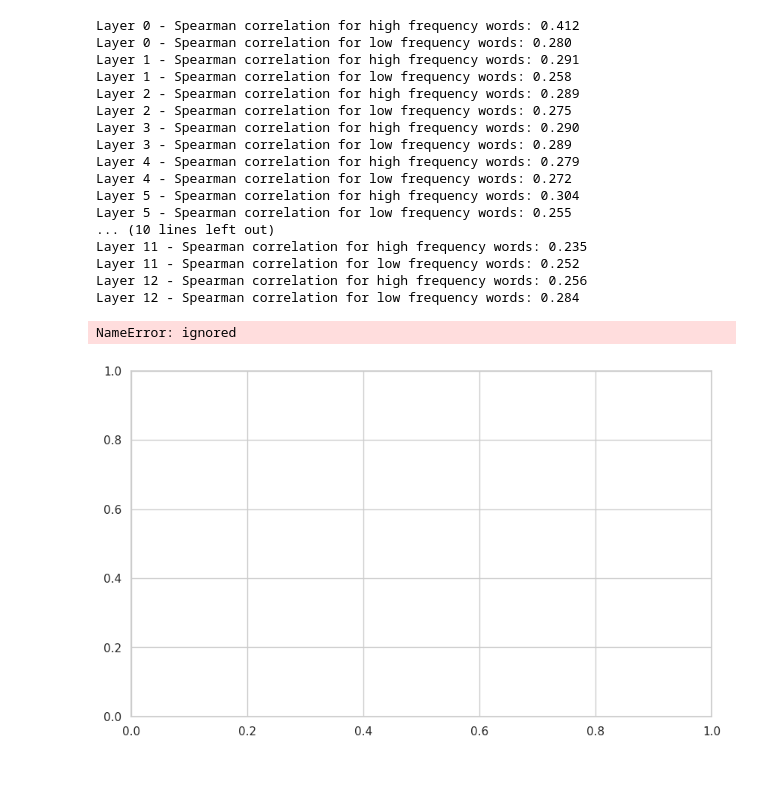
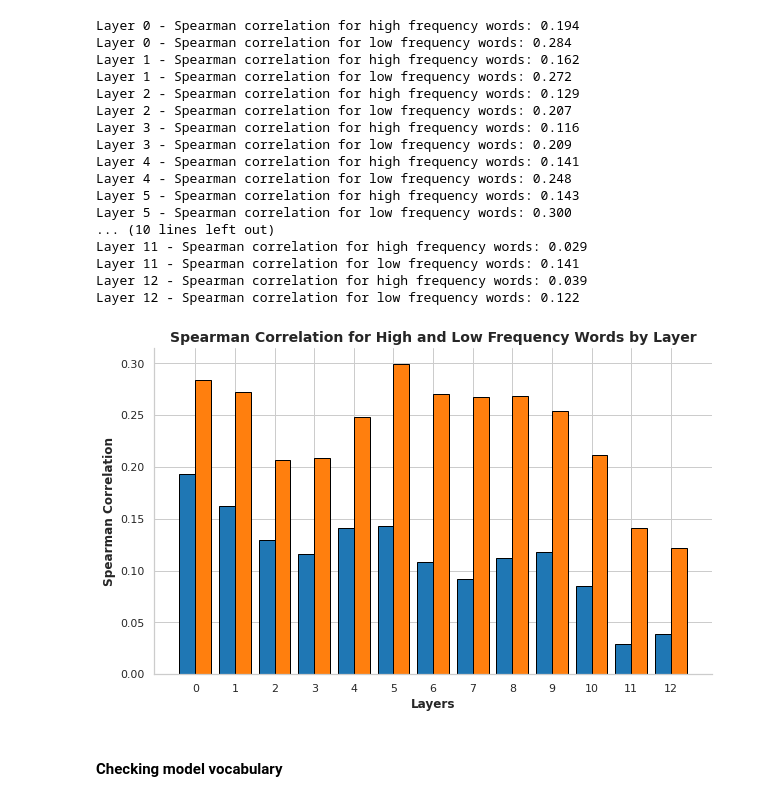
Before and after one commit to lizzybrans/Simlex999-Dutch, a Jupyter notebook: RobBERT.ipynb, the cells around one changed output. Cells and saved outputs as stored; diff of their text form; code cells hidden in the pictures; blank space fills up the shorter version.

```diff
--- a/RobBERT.ipynb
+++ b/RobBERT.ipynb
@@ -258,6 +175,0 @@ Layers [1, 12] - Spearman correlation: 0.280
-# %%
-from scipy.stats import spearmanr
-
-# Assuming 'SimLex999' column contains the true similarity scores
-correlation, _ = spearmanr(simlex['SimLex999'], simlex['predicted_similarity'])
-print(f'Spearman correlation: {correlation:.3f}')
@@ -273,11 +185,15 @@ scaler = MinMaxScaler(feature_range=(0, 10))
 simlex['predicted_similarity_scaled'] = scaler.fit_transform(simlex[['predicted_similarity']])
 # %%
 # Compute absolute differences between predicted and actual scores
-simlex['abs_diff'] = abs(simlex['SimLex999'] - simlex['predicted_similarity'])
+simlex['abs_diff'] = abs(simlex['SimLex999'] - simlex['predicted_similarity_scaled'])
 
 # Sort by absolute differences
 simlex_sorted = simlex.sort_values('abs_diff', ascending=False)
 
 # Print out the word pairs with the largest differences
-print(simlex_sorted[['word1', 'word2', 'SimLex999', 'predicted_similarity', 'predicted_similarity_scaled']].head(10))
+print(simlex_sorted[['word1', 'word2', 'SimLex999', 'predicted_similarity', 'predicted_similarity_scaled', 'abs_diff']].head(10))
+
+
+# Print out the word pairs with the smallest differences
+print(simlex_sorted[['word1', 'word2', 'SimLex999', 'predicted_similarity', 'predicted_similarity_scaled', 'abs_diff']].tail(10))
 # %% [output]
@@ -394,6 +314,6 @@ plt.show()
 # %%
 # Lees de SUBTLEX-NL gegevens
-subtlex_nl = pd.read_csv('/content/sample_data/SUBTLEX-NL-New.txt', sep='\t')
+subtlex_nl = pd.read_csv('SUBTLEX-NL-New.txt', sep='\t')
 
 # Maak een woordenboek dat de frequentie van elk woord opslaat
 word_frequencies = subtlex_nl.set_index('Word')['FREQcount'].to_dict()
@@ -440,6 +360,9 @@ simlex_high_freq = simlex[(simlex['frequency1'] > median_freq) & (simlex['freque
 simlex_low_freq = simlex[(simlex['frequency1'] <= median_freq) & (simlex['frequency2'] <= median_freq)].copy()
 # %%
 # Calculate the Spearman correlation for each layer and each frequency group
+spearman_results_high = []
+spearman_results_low = []
+
 for layer_num in range(13):  # For BERT base models, there are 13 layers including the output layer
     similarity_scores_high = []
     similarity_scores_low = []
@@ -456,64 +379,74 @@ for layer_num in range(13):  # For BERT base models, there are 13 layers includi
         similarity = calculate_similarity(word1, word2, [layer_num])
         similarity_scores_low.append(similarity)
 
+
     simlex_high_freq['predicted_similarity'] = similarity_scores_high
     simlex_low_freq['predicted_similarity'] = similarity_scores_low
 
     correlation_high, _ = spearmanr(simlex_high_freq['SimLex999'], simlex_high_freq['predicted_similarity'])
     correlation_low, _ = spearmanr(simlex_low_freq['SimLex999'], simlex_low_freq['predicted_similarity'])
 
+
+    spearman_results_high.append(correlation_high)
+    spearman_results_low.append(correlation_low)
+
     print(f'Layer {layer_num} - Spearman correlation for high frequency words: {correlation_high:.3f}')
     print(f'Layer {layer_num} - Spearman correlation for low frequency words: {correlation_low:.3f}')
 # %% [output]
-Layer 0 - Spearman correlation for high frequency words: 0.412
-Layer 0 - Spearman correlation for low frequency words: 0.280
-Layer 1 - Spearman correlation for high frequency words: 0.291
-Layer 1 - Spearman correlation for low frequency words: 0.258
-Layer 2 - Spearman correlation for high frequency words: 0.289
-Layer 2 - Spearman correlation for low frequency words: 0.275
-Layer 3 - Spearman correlation for high frequency words: 0.290
-Layer 3 - Spearman correlation for low frequency words: 0.289
-Layer 4 - Spearman correlation for high frequency words: 0.279
-Layer 4 - Spearman correlation for low frequency words: 0.272
-Layer 5 - Spearman correlation for high frequency words: 0.304
-Layer 5 - Spearman correlation for low frequency words: 0.255
+Layer 0 - Spearman correlation for high frequency words: 0.194
+Layer 0 - Spearman correlation for low frequency words: 0.284
+Layer 1 - Spearman correlation for high frequency words: 0.162
+Layer 1 - Spearman correlation for low frequency words: 0.272
+Layer 2 - Spearman correlation for high frequency words: 0.129
+Layer 2 - Spearman correlation for low frequency words: 0.207
+Layer 3 - Spearman correlation for high frequency words: 0.116
+Layer 3 - Spearman correlation for low frequency words: 0.209
+Layer 4 - Spearman correlation for high frequency words: 0.141
+Layer 4 - Spearman correlation for low frequency words: 0.248
+Layer 5 - Spearman correlation for high frequency words: 0.143
+Layer 5 - Spearman correlation for low frequency words: 0.300
 ... (10 lines left out)
-Layer 11 - Spearman correlation for high frequency words: 0.235
-Layer 11 - Spearman correlation for low frequency words: 0.252
-Layer 12 - Spearman correlation for high frequency words: 0.256
-Layer 12 - Spearman correlation for low frequency words: 0.284
+Layer 11 - Spearman correlation for high frequency words: 0.029
+Layer 11 - Spearman correlation for low frequency words: 0.141
+Layer 12 - Spearman correlation for high frequency words: 0.039
+Layer 12 - Spearman correlation for low frequency words: 0.122
 # %%
 import matplotlib.pyplot as plt
 import seaborn as sns
 
 # Improving plot aesthetics using Seaborn
 sns.set(style="whitegrid")
 
-# Create a figure and a set of subplots
+x = np.arange(13)  # Positions for the bars
+width = 0.4        # Width of the bars
+
 fig, ax = plt.subplots(figsize=(10, 6))
 
-# Plotting data with edgecolor and custom colors
-ax.bar(range(13), [correlation_high, correlation_low], color=["#1f77b4", "#ff7f0e"], edgecolor='black')
+# Plot side-by-side bars
+ax.bar(x - width/2, spearman_results_high, width, color="#1f77b4", edgecolor='black')
+ax.bar(x + width/2, spearman_results_low, width, color="#ff7f0e", edgecolor='black')
+
 
 # Adding title and labels
 ax.set_title('Spearman Correlation for High and Low Frequency Words by Layer', fontsize=14, fontweight='bold')
 ax.set_xlabel('Layers', fontsize=12, fontweight='bold')
 ax.set_ylabel('Spearman Correlation', fontsize=12, fontweight='bold')
 
 # Set the xticks to be the layer numbers
 ax.set_xticks(range(13))
 ax.set_xticklabels(range(13))
 
 # Adding a grid
 ax.grid(True)
 
 # Remove top and right borders
 sns.despine()
 
 plt.show()
 # %% [output]
-NameError: ignored
-[figure, old version]
+[figure, new version]
+# %% [markdown]
+#### Checking model vocabulary
 # %%
 # Get the vocabulary used by the tokenizer
 vocab = tokenizer.get_vocab()
```
Also changed, not shown: parts of 40 cells of this notebook, 3 other files.
